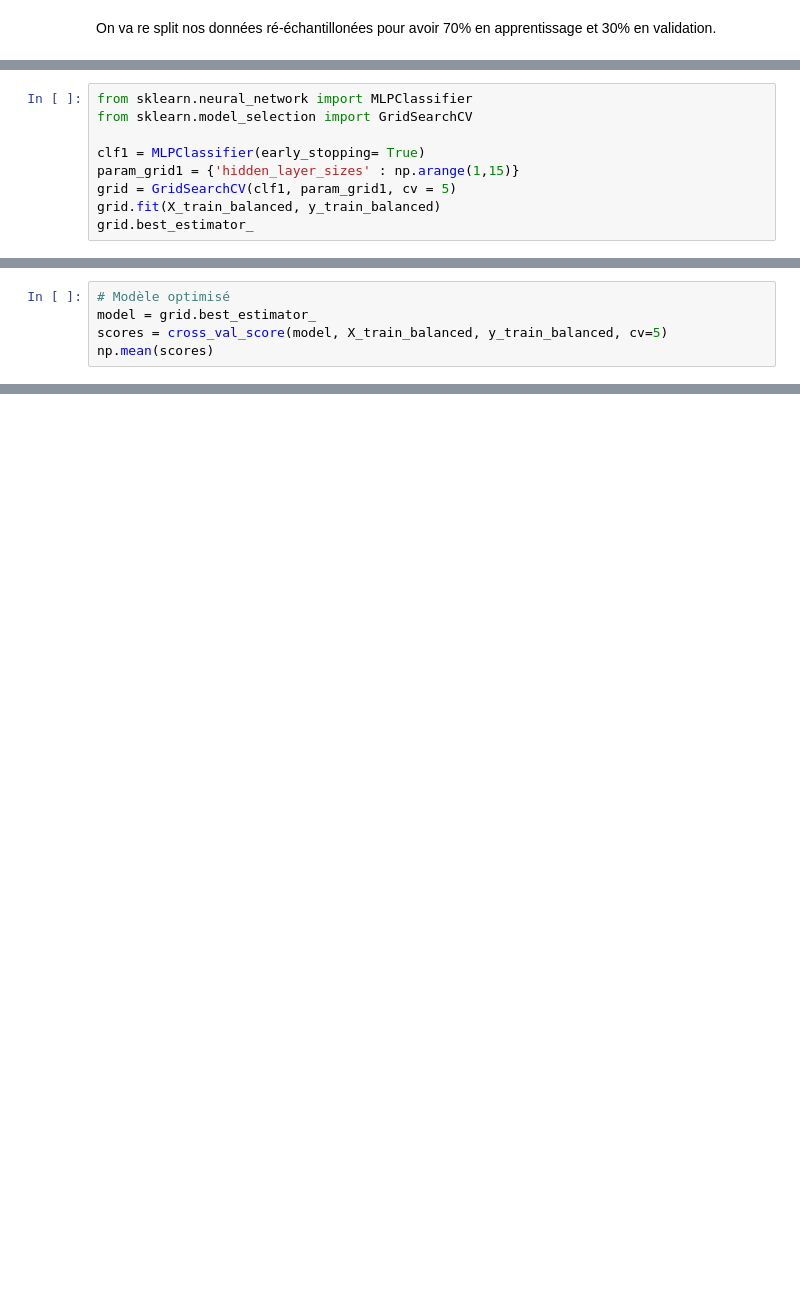
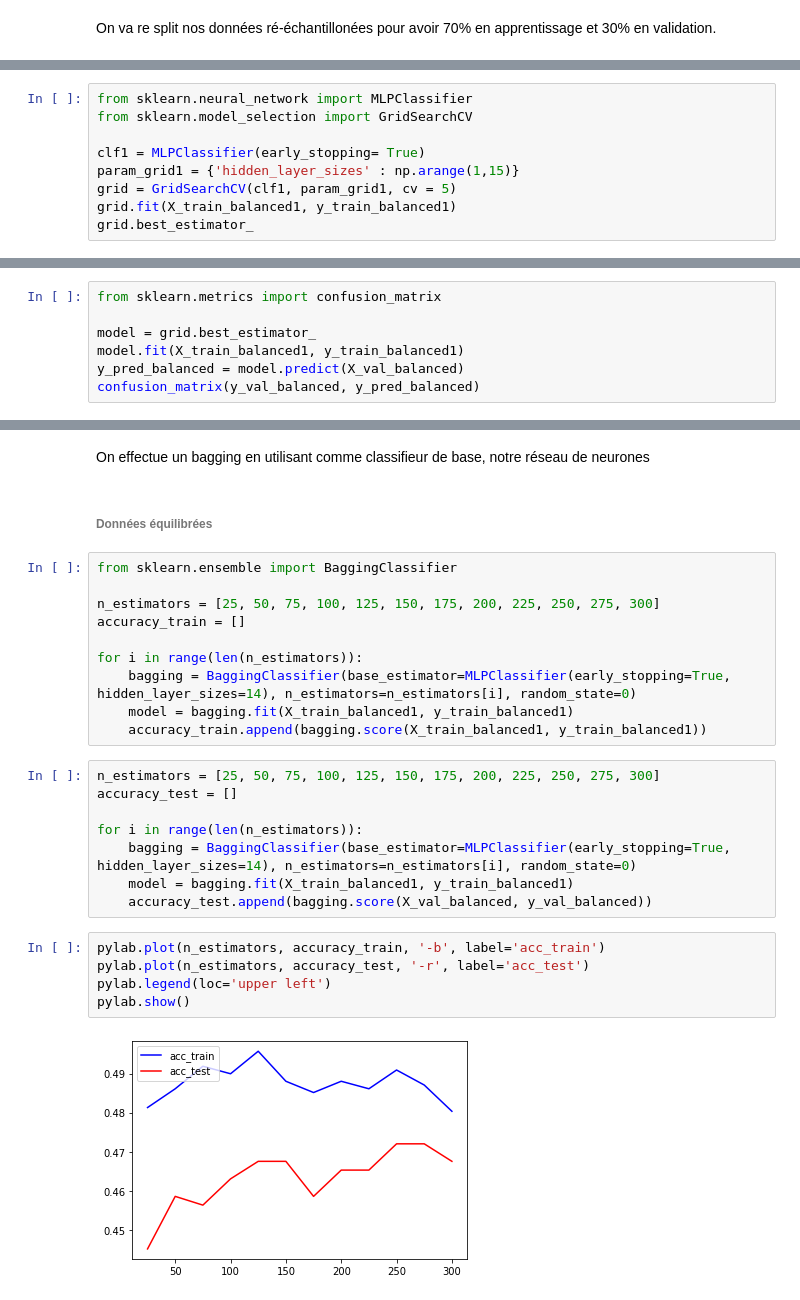
Before and after one commit to atchiasso/IAData_cours_2, a Jupyter notebook: Mini projet ensemble learning/notebook.ipynb, the cells around one changed output, grey strips where cells are left out. Cells and saved outputs as stored; diff of their text form; blank space fills up the shorter version.

Commit message:
bagging with non balanced and balanced data

```diff
--- a/Mini projet ensemble learning/notebook.ipynb
+++ b/Mini projet ensemble learning/notebook.ipynb
@@ -408,6 +413,6 @@ from sklearn.model_selection import GridSearchCV
 clf1 = MLPClassifier(early_stopping= True)
 param_grid1 = {'hidden_layer_sizes' : np.arange(1,15)}
 grid = GridSearchCV(clf1, param_grid1, cv = 5)
-grid.fit(X_train_balanced, y_train_balanced)
+grid.fit(X_train_balanced1, y_train_balanced1)
 grid.best_estimator_
 # %% [output]
@@ -415,6 +420,8 @@ MLPClassifier(early_stopping=True, hidden_layer_sizes=10)
 # %%
-# Modèle optimisé
+from sklearn.metrics import confusion_matrix
+
 model = grid.best_estimator_
-scores = cross_val_score(model, X_train_balanced, y_train_balanced, cv=5)
-np.mean(scores)
+model.fit(X_train_balanced1, y_train_balanced1)
+y_pred_balanced = model.predict(X_val_balanced)
+confusion_matrix(y_val_balanced, y_pred_balanced)
 # %% [output]
@@ -440,0 +452,29 @@ np.mean(scores2)
+# %% [markdown]
+On effectue un bagging en utilisant comme classifieur de base, notre réseau de neurones
+# %% [markdown]
+###### Données équilibrées
+# %%
+from sklearn.ensemble import BaggingClassifier
+
+n_estimators = [25, 50, 75, 100, 125, 150, 175, 200, 225, 250, 275, 300]
+accuracy_train = []
+
+for i in range(len(n_estimators)):
+    bagging = BaggingClassifier(base_estimator=MLPClassifier(early_stopping=True, hidden_layer_sizes=14), n_estimators=n_estimators[i], random_state=0)
+    model = bagging.fit(X_train_balanced1, y_train_balanced1)
+    accuracy_train.append(bagging.score(X_train_balanced1, y_train_balanced1))
+# %%
+n_estimators = [25, 50, 75, 100, 125, 150, 175, 200, 225, 250, 275, 300]
+accuracy_test = []
+
+for i in range(len(n_estimators)):
+    bagging = BaggingClassifier(base_estimator=MLPClassifier(early_stopping=True, hidden_layer_sizes=14), n_estimators=n_estimators[i], random_state=0)
+    model = bagging.fit(X_train_balanced1, y_train_balanced1)
+    accuracy_test.append(bagging.score(X_val_balanced, y_val_balanced))
+# %%
+pylab.plot(n_estimators, accuracy_train, '-b', label='acc_train')
+pylab.plot(n_estimators, accuracy_test, '-r', label='acc_test')
+pylab.legend(loc='upper left')
+pylab.show()
+# %% [output]
+[figure, added]
```
Also changed, not shown: parts of 17 cells of this notebook.
